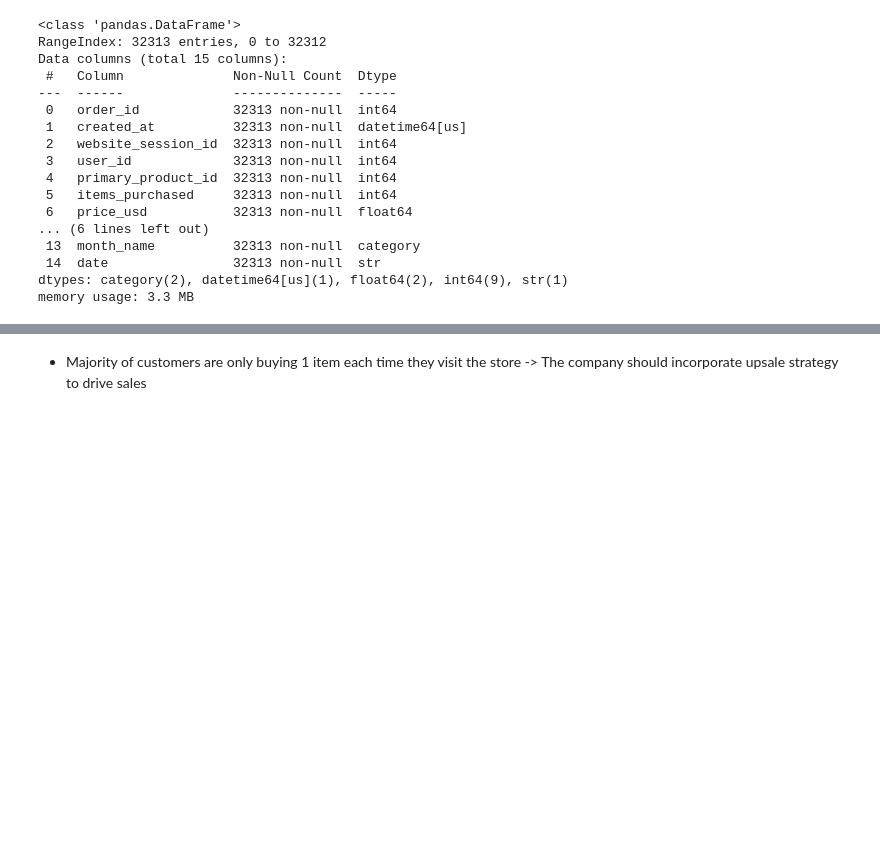
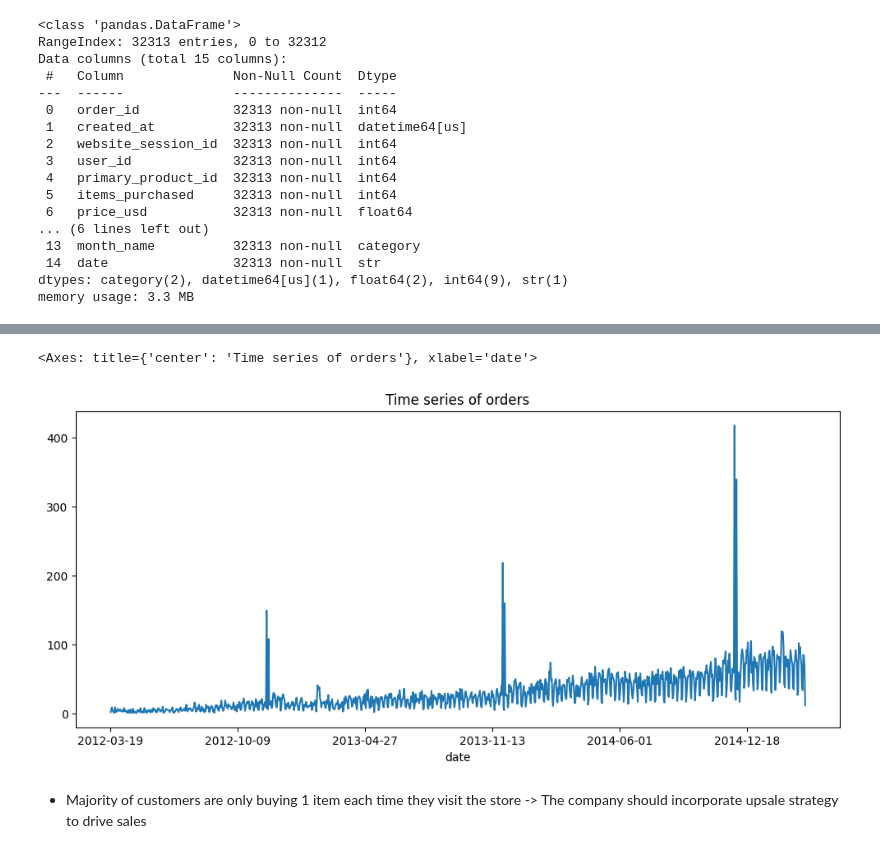
Before and after one commit to chaulnb05/Fuzzy_Ecom, a Jupyter notebook: Notebooks/eda.ipynb, the cells around one changed output, grey strips where cells are left out. Saved outputs shown, nothing was run; the diff lists cells and outputs as text; code cells hidden in the pictures; blank space fills up the shorter version.

```diff
--- a/Notebooks/eda.ipynb
+++ b/Notebooks/eda.ipynb
@@ -104,6 +104,11 @@ orders_df.describe()
 | 75% | 24235.000000 | 2014-11-28 10:53:48 | 374799.000000 | 310542.000000 | 2.000000 | 1.000000 | 59.990000 | ... |
 | max | 32313.000000 | 2015-03-19 05:38:31 | 472818.000000 | 394273.000000 | 4.000000 | 2.000000 | 109.980000 | ... |
 | std | 9328.103961 | NaN | 132427.649842 | 108402.203189 | 0.732277 | 0.426274 | 17.808771 | ... |
+# %%
+charts.time_series_count(orders_df,"Time series of orders")
+# %% [output]
+<Axes: title={'center': 'Time series of orders'}, xlabel='date'>
+[figure, added]
 # %% [markdown]
 - Majority of customers are only buying 1 item each time they visit the store -> The company should incorporate upsale strategy to drive sales
 # %%
```
Also changed, not shown: 6 other files.
